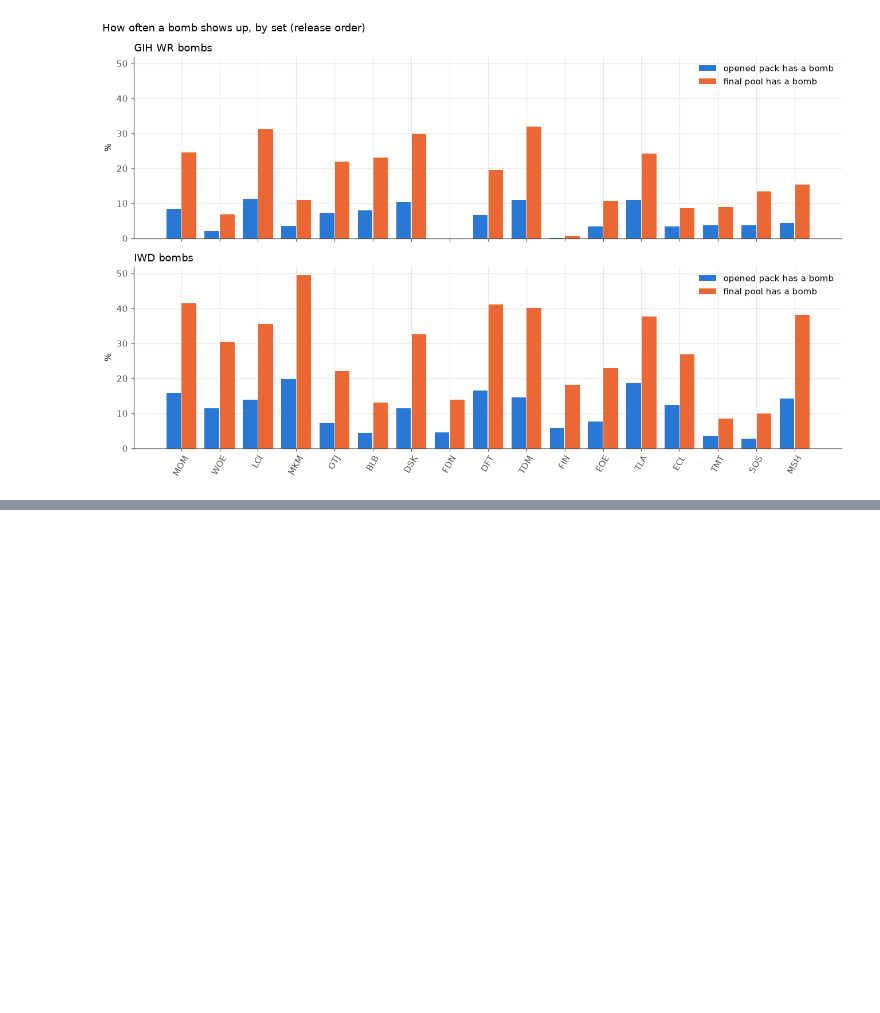
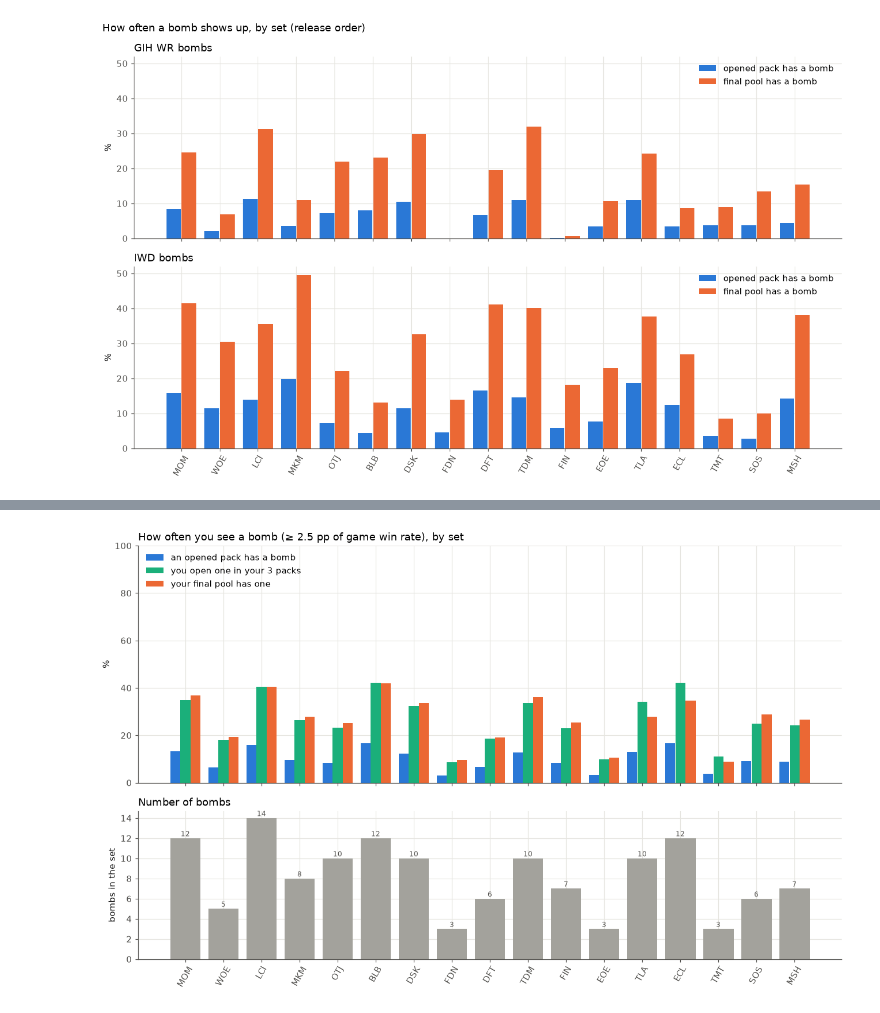
Before and after one commit to zscore/mtg-open-lane, a Jupyter notebook: notebooks/bombs.ipynb, the cells around one changed output, grey strips where cells are left out. Drawn from its saved outputs; the diff is of its cells as text; code cells hidden in the pictures; blank space fills up the shorter version.

```diff
--- a/notebooks/bombs.ipynb
+++ b/notebooks/bombs.ipynb
@@ -807,9 +811,10 @@ From the 17Lands draft logs (no pick data for NEO or ONE):
 
 Computed separately for each metric's bomb list (`bomb_frequency_{gih,iwd}.csv`).
 # %%
-def bomb_freq(s, m):
+def bomb_freq(s, names):
+    # how often set s's opened packs and final pools contain a card in `names`
     lf = pl.scan_parquet(ROOT / "data" / "parquet" / f"{s}.PremierDraft.parquet")
-    names = set(bombs.filter((pl.col("metric") == m) & (pl.col("set") == s))["name"])
+    names = set(names)
     cols = [f"pack_card_{n}" for n in names if f"pack_card_{n}" in lf.collect_schema().names()]
     n = lf.group_by("draft_id").len()
     full = n.filter(pl.col("len") == pl.col("len").mode().first()).select("draft_id")
@@ -824,7 +829,8 @@ def bomb_freq(s, m):
 DRAFT_SETS = [s for s in SETS if (ROOT / "data" / "parquet" / f"{s}.PremierDraft.parquet").exists()]
 freq = {}
 for m, label in METRICS.items():
-    freq[m] = pl.DataFrame([bomb_freq(s, m) for s in DRAFT_SETS])
+    freq[m] = pl.DataFrame([bomb_freq(s, bombs.filter((pl.col("metric") == m) & (pl.col("set") == s))["name"])
+                            for s in DRAFT_SETS])
     freq[m].write_csv(OUT / f"bomb_frequency_{m}.csv")
     print(f"\n{label}")
     display(freq[m])
@@ -888,0 +980,13 @@ plt.tight_layout(); plt.show()
+# %%
+freq_imp = pl.DataFrame([bomb_freq(s, ibombs.filter(pl.col("set") == s)["name"]) for s in DRAFT_SETS])
+freq_imp = freq_imp.with_columns((1 - (1 - pl.col("P(pack)")) ** 3).alias("P(you open)"),
+                                 (1 - (1 - pl.col("P(pack)")) ** 24).alias("P(pod)"),
+                                 (pl.col("mean in pool") / (pl.col("per pod") / 8)).alias("capture")).select(
+    "set", "bombs", "P(pack)", "P(you open)", "P(pod)", "per pod", "P(pool ≥1)", "P(pool ≥2)", "mean in pool", "capture",
+    "drafts")
+freq_imp.write_csv(OUT / "bomb_frequency_impact.csv")
+with pl.Config(float_precision=3):
+    display(freq_imp)
+print("median over sets:", {k: round(float(freq_imp[k].median()), 3) for k in freq_imp.columns[1:-1]})
+r_ = np.corrcoef(freq_imp["bombs"], freq_imp["P(pool ≥1)"])[0, 1]
+print(f"across sets, r(bomb count, P(pool ≥1)) = {r_:.2f}")
@@ -888,0 +1015,18 @@ plt.tight_layout(); plt.show()
+# %%
+fig, axes = plt.subplots(2, 1, figsize=(12, 7.5), sharex=True, gridspec_kw={"height_ratios": [1.6, 1]})
+x = np.arange(freq_imp.height)
+ax = axes[0]
+ax.bar(x - 0.27, freq_imp["P(pack)"] * 100, width=0.26, color=BLUE, label="an opened pack has a bomb")
+ax.bar(x, freq_imp["P(you open)"] * 100, width=0.26, color=AQUA, label="you open one in your 3 packs")
+ax.bar(x + 0.27, freq_imp["P(pool ≥1)"] * 100, width=0.26, color=ORANGE, label="your final pool has one")
+ax.set_ylabel("%"); ax.set_ylim(0, 100); ax.legend(loc="upper left")
+ax.set_title(f"How often you see a bomb (≥ {IMPACT_BOMB} pp of game win rate), by set", loc="left")
+ax = axes[1]
+ax.bar(x, freq_imp["bombs"], color=GRAY)
+for xi, v in zip(x, freq_imp["bombs"]):
+    ax.text(xi, v + 0.2, str(v), ha="center", fontsize=8, color=MUTED)
+ax.set_ylabel("bombs in the set"); ax.set_title("Number of bombs", loc="left")
+axes[1].set_xticks(x, freq_imp["set"], rotation=60)
+plt.tight_layout(); plt.show()
+# %% [output]
+[figure, added]
```
Also changed, not shown: parts of 14 cells of this notebook, 16 other files.
